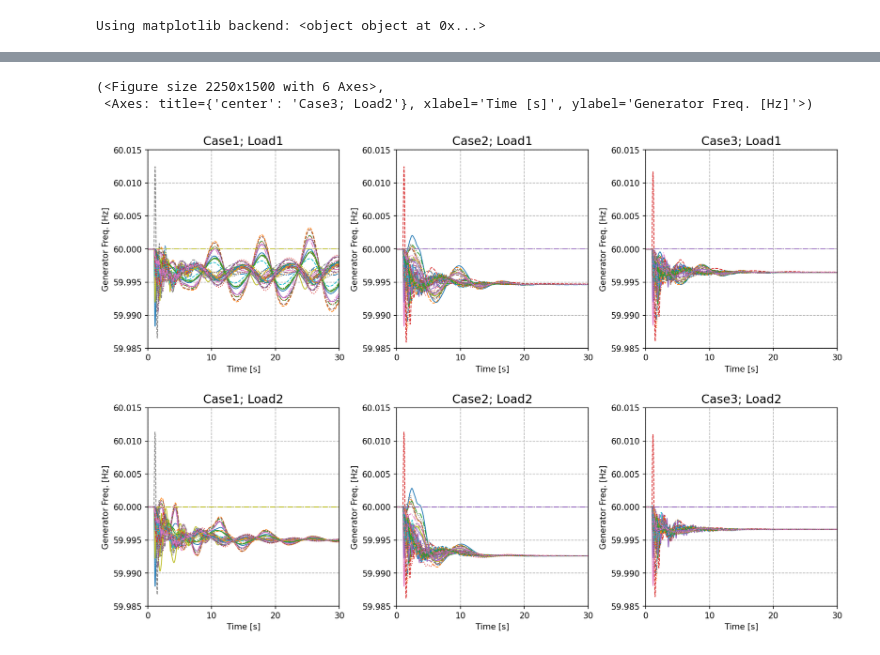
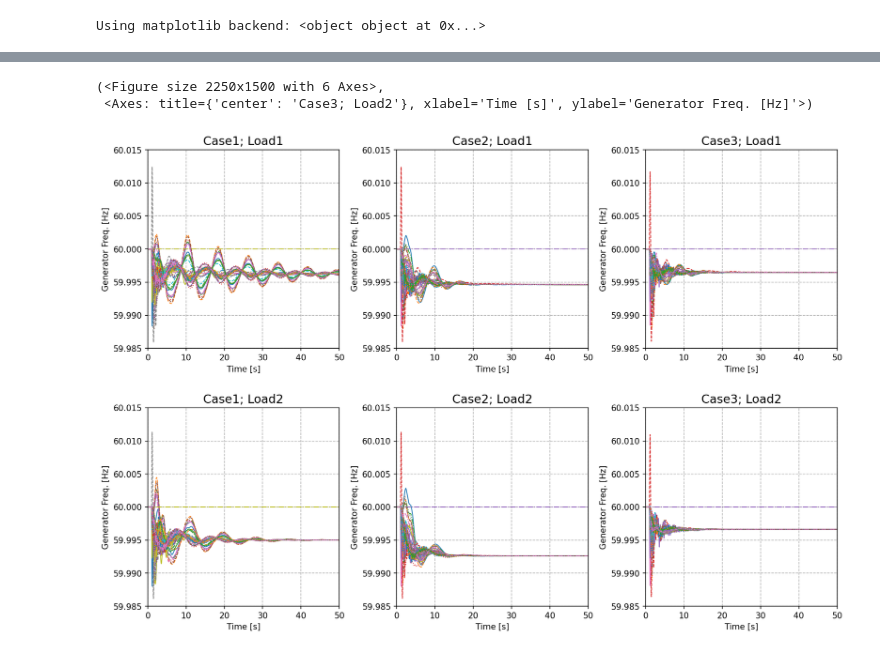
Before and after one commit to jinningwang/psal, a Jupyter notebook: src/notes/lmp/npcc_plot.ipynb, the cells around one changed output, grey strips where cells are left out. Cells and saved outputs as stored; diff of their text form; code cells hidden in the pictures.

```diff
--- a/src/notes/lmp/npcc_plot.ipynb
+++ b/src/notes/lmp/npcc_plot.ipynb
@@ -154,7 +154,7 @@ True
 fig, ax = plt.subplots(2, 3, figsize=(15, 10), dpi=150)
 plt.subplots_adjust(hspace=0.3, wspace=0.3)
 
-right = 30
+right = 50
 fmin, fmax = 59.985, 60.015
 
 sasg1.TDS.plt.plot([sasg1.GENROU.omega, sasg1.GENCLS.omega],
@@ -171,31 +171,31 @@ sasg2.TDS.plt.plot([sasg2.GENROU.omega, sasg2.GENCLS.omega],
                    title='Case1; Load2')
 
 saibri1.TDS.plt.plot([saibri1.GENROU.omega, saibri1.GENCLS.omega, saibri1.REGCV1.omega],
                      ytimes=saibri1.config.freq, ylabel='Generator Freq. [Hz]',
                      ymin=fmin, ymax=fmax,
                      grid=True, right=right, fig=fig, ax=ax[0, 1],
                      show=False,
                      title='Case2; Load1')
 saibri2.TDS.plt.plot([saibri2.GENROU.omega, saibri2.GENCLS.omega, saibri2.REGCV1.omega],
                      ytimes=saibri2.config.freq, ylabel='Generator Freq. [Hz]',
                      ymin=fmin, ymax=fmax,
                      grid=True, right=right, fig=fig, ax=ax[1, 1],
                      show=False,
                      title='Case2; Load2')
 
 saibr1.TDS.plt.plot([saibr1.GENROU.omega, saibr1.GENCLS.omega, saibr1.REGCV1.omega],
                     ytimes=saibr1.config.freq, ylabel='Generator Freq. [Hz]',
                     ymin=fmin, ymax=fmax,
                     grid=True, right=right, fig=fig, ax=ax[0, 2],
                     show=False,
                     title='Case3; Load1')
 saibr2.TDS.plt.plot([saibr2.GENROU.omega, saibr2.GENCLS.omega, saibr2.REGCV1.omega],
                     ytimes=saibr2.config.freq, ylabel='Generator Freq. [Hz]',
                     ymin=fmin, ymax=fmax,
                     grid=True, right=right, fig=fig, ax=ax[1, 2],
                     show=False,
                     title='Case3; Load2')
 # %% [output]
 (<Figure size 2250x1500 with 6 Axes>,
  <Axes: title={'center': 'Case3; Load2'}, xlabel='Time [s]', ylabel='Generator Freq. [Hz]'>)
-[figure, old version]
+[figure, new version]
```
Also changed, not shown: parts of 4 cells of this notebook, 6 other files.
